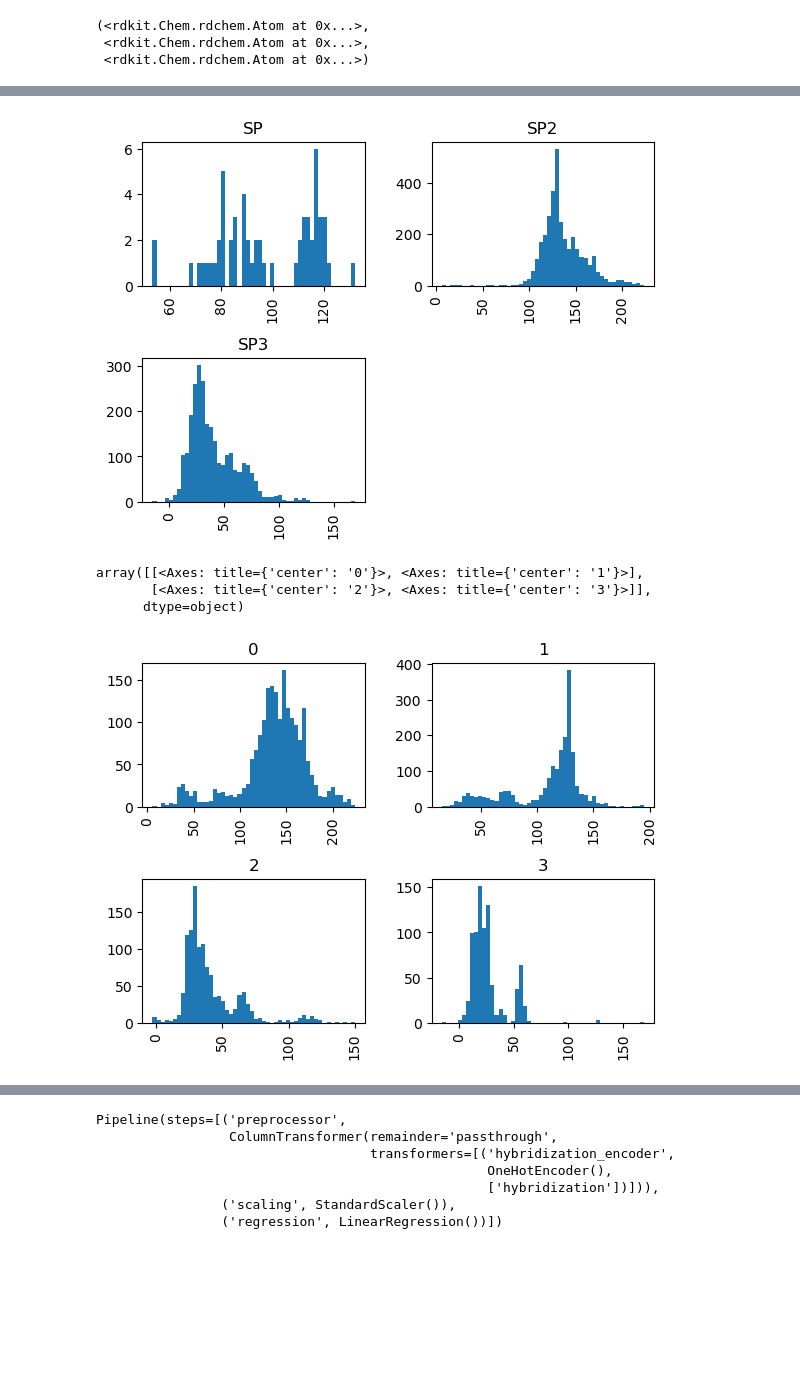
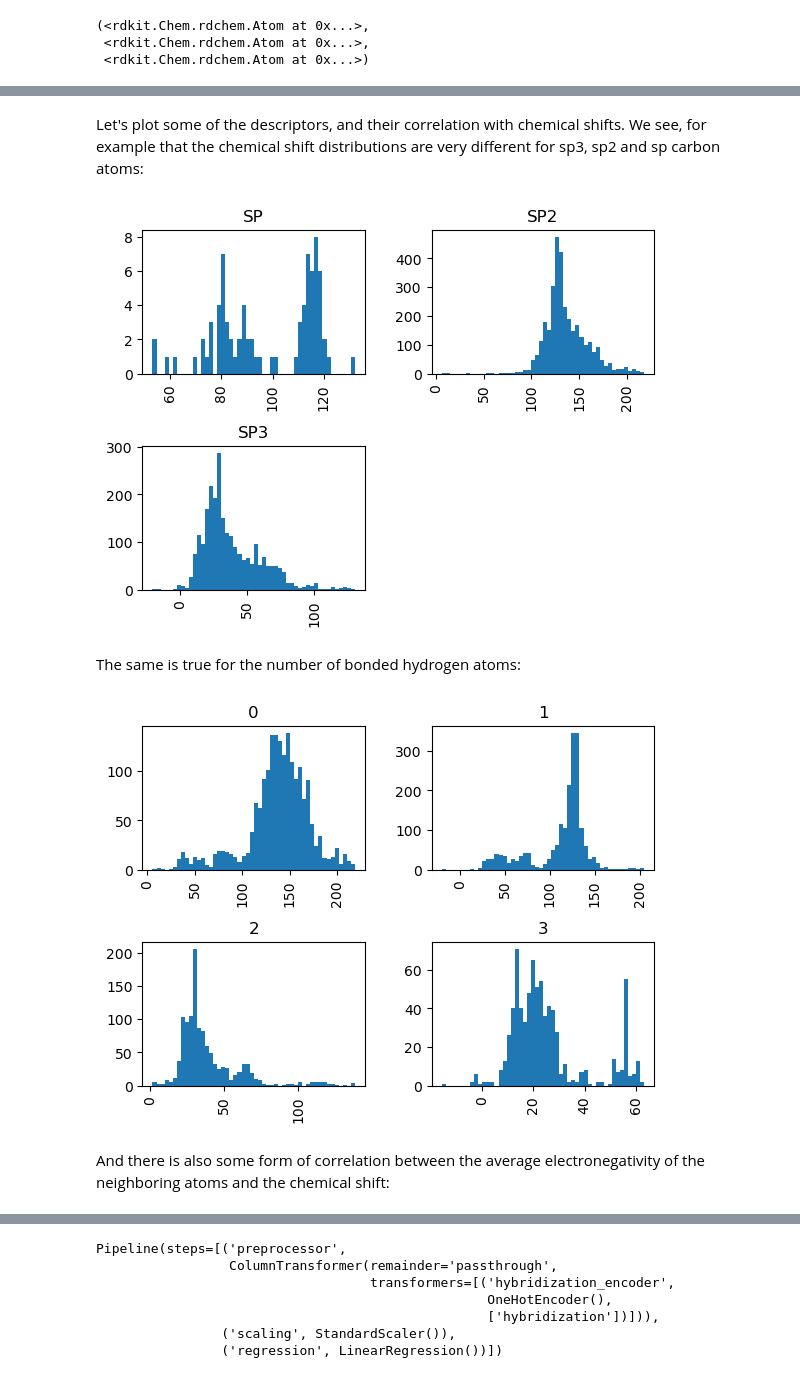
Before and after one commit to fxcoudert/binders, a Jupyter notebook: projects/NMR_prediction.ipynb, the cells around one changed output, grey strips where cells are left out. Saved outputs shown, nothing was run; the diff lists cells and outputs as text; code cells hidden in the pictures; blank space fills up the shorter version.

```diff
--- a/projects/NMR_prediction.ipynb
+++ b/projects/NMR_prediction.ipynb
@@ -496,0 +613,3 @@ df.to_csv("nmrdata.csv")
+# %%
+df = pd.read_csv("nmrdata_13C.csv")
+print("Number of records read: ", len(df))
@@ -497,14 +635,17 @@ df.to_csv("nmrdata.csv")
+# %% [markdown]
+Let's plot some of the descriptors, and their correlation with chemical shifts. We see, for example that the chemical shift distributions are very different for sp3, sp2 and sp carbon atoms:
 # %%
 _ = df.hist("shift", by="hybridization", bins=50)
 # %% [output]
-[figure, old version]
+[figure, new version]
+# %% [markdown]
+The same is true for the number of bonded hydrogen atoms:
 # %%
-df.hist("shift", by="numHs", bins=50)
+_ = df.hist("shift", by="numHs", bins=50)
 # %% [output]
-array([[<Axes: title={'center': '0'}>, <Axes: title={'center': '1'}>],
-       [<Axes: title={'center': '2'}>, <Axes: title={'center': '3'}>]],
-      dtype=object)
-[figure, old version]
+[figure, new version]
+# %% [markdown]
+And there is also some form of correlation between the average electronegativity of the neighboring atoms and the chemical shift:
 # %%
 _ = df.plot.scatter("neigh_eneg_avg", "shift")
 # %% [output]
```
Also changed, not shown: parts of 93 cells of this notebook.
